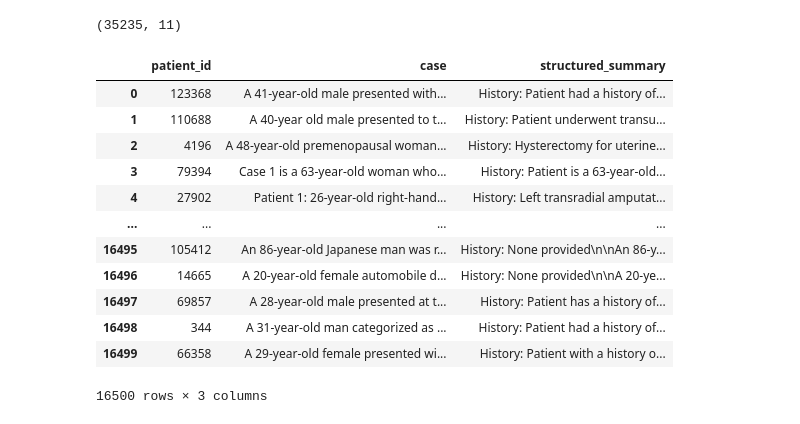
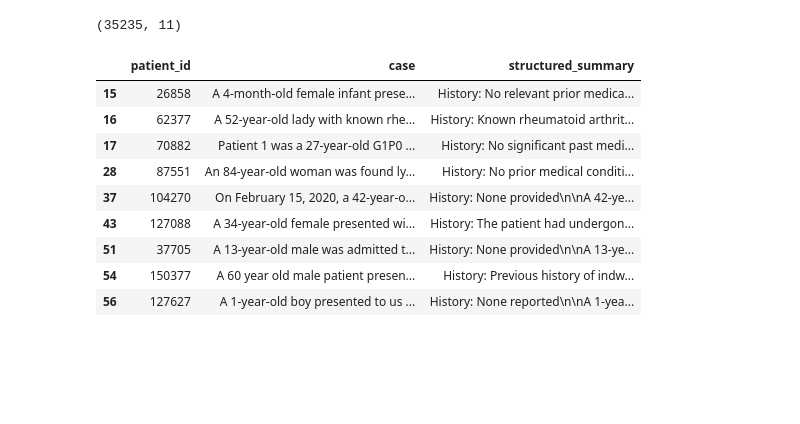
Before and after one commit to SwetaB/clinical-summarization, a Jupyter notebook: notebooks/preprocess_data.ipynb, the cells around one changed output. Cells and saved outputs as stored; diff of their text form; code cells hidden in the pictures; blank space fills up the shorter version.

```diff
--- a/notebooks/preprocess_data.ipynb
+++ b/notebooks/preprocess_data.ipynb
@@ -14,22 +14,24 @@ df_subset.to_csv("../data/raw/PMC-Patients-Subset-ls1500.csv", index=False)
 '''
 # %% [output]
 (35235, 11)
+# %%
+pd.set_option('display.max_columns', None)  # or 1000
+pd.set_option('display.max_rows', None)  # or 1000
+pd.set_option('display.max_colwidth', None)  # or 199
 # %%
 df_raw = pd.read_csv("../data/raw/PMC-Patients.csv")
 summary_df = pd.read_csv("../data/summaries/structured_summaries_20250425_202927_checkpoint_16500.csv")
+
+# Test case check
+summary_df[summary_df.patient_id.isin([26858, 62377, 70882, 87551, 104270, 127088, 37705, 150377, 127627])]
+# %% [output]
+|  | patient_id | case | structured_summary |
+| 15 | 26858 | A 4-month-old female infant prese... | History: No relevant prior medica... |
+| 16 | 62377 | A 52-year-old lady with known rhe... | History: Known rheumatoid arthrit... |
+| 17 | 70882 | Patient 1 was a 27-year-old G1P0 ... | History: No significant past medi... |
+| 28 | 87551 | An 84-year-old woman was found ly... | History: No prior medical conditi... |
+| 37 | 104270 | On February 15, 2020, a 42-year-o... | History: None provided\n\nA 42-ye... |
+| 43 | 127088 | A 34-year-old female presented wi... | History: The patient had undergon... |
+| 51 | 37705 | A 13-year-old male was admitted t... | History: None provided\n\nA 13-ye... |
+| 54 | 150377 | A 60 year old male patient presen... | History: Previous history of indw... |
+| 56 | 127627 | A 1-year-old boy presented to us ... | History: None reported\n\nA 1-yea... |
-# %%
-summary_df
-# %% [output]
-|  | patient_id | case | structured_summary |
-| 0 | 123368 | A 41-year-old male presented with... | History: Patient had a history of... |
-| 1 | 110688 | A 40-year old male presented to t... | History: Patient underwent transu... |
-| 2 | 4196 | A 48-year-old premenopausal woman... | History: Hysterectomy for uterine... |
-| 3 | 79394 | Case 1 is a 63-year-old woman who... | History: Patient is a 63-year-old... |
-| 4 | 27902 | Patient 1: 26-year-old right-hand... | History: Left transradial amputat... |
-| ... | ... | ... | ... |
-| 16495 | 105412 | An 86-year-old Japanese man was r... | History: None provided\n\nAn 86-y... |
-| 16496 | 14665 | A 20-year-old female automobile d... | History: None provided\n\nA 20-ye... |
-| 16497 | 69857 | A 28-year-old male presented at t... | History: Patient has a history of... |
-| 16498 | 344 | A 31-year-old man categorized as ... | History: Patient had a history of... |
-| 16499 | 66358 | A 29-year-old female presented wi... | History: Patient with a history o... |
-16500 rows × 3 columns
```
Also changed, not shown: 5 other files.
